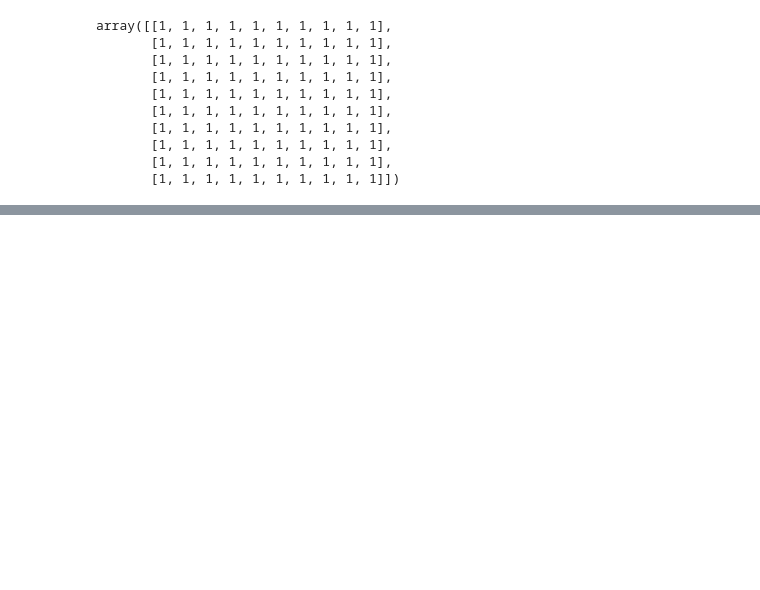
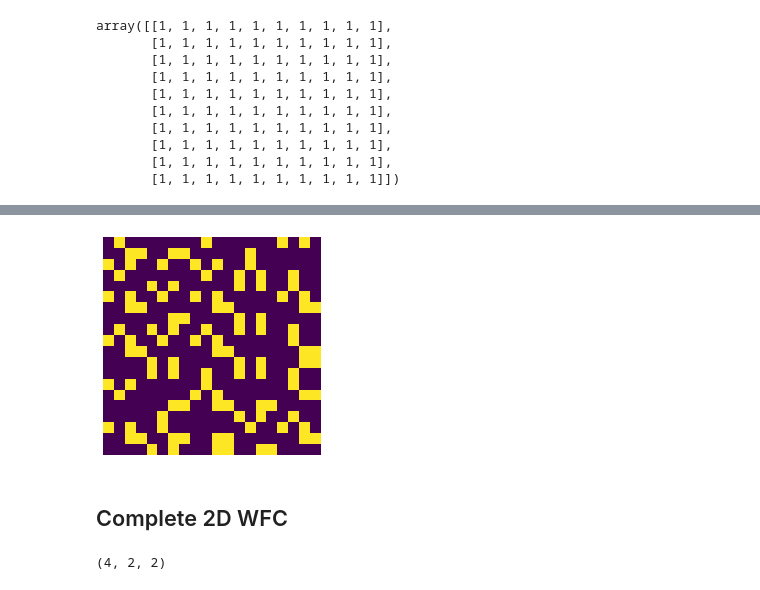
Before and after one commit to flpeters/TextureSynthesis, a Jupyter notebook: 00_Main.ipynb, the cells around one changed output, grey strips where cells are left out. Saved outputs shown, nothing was run; the diff lists cells and outputs as text; code cells hidden in the pictures; blank space fills up the shorter version.

```diff
--- a/00_Main.ipynb
+++ b/00_Main.ipynb
@@ -898,0 +810,2 @@ show_image(Image)
+# %%
+AssembledImage = TileMatrix[Image].reshape(N*2, M*2); AssembledImage
@@ -898,0 +833,6 @@ show_image(Image)
+# %%
+show_image(AssembledImage)
+# %% [output]
+[figure, added]
+# %% [markdown]
+## Complete 2D WFC
@@ -898,0 +891,11 @@ show_image(Image)
+# %%
+# TODO: Convert this into a list
+Tiles = {
+    0: [[0, 1], [0, 0]],
+    1: [[0, 0], [1, 1]],
+    2: [[1, 0], [1, 0]],
+    3: [[0, 0], [0, 0]],
+}
+TileMatrix = np.array([Tiles[i] for i in range(len(Tiles))]); TileMatrix.shape
+# %% [output]
+(4, 2, 2)
```
Also changed, not shown: parts of 29 cells of this notebook.
